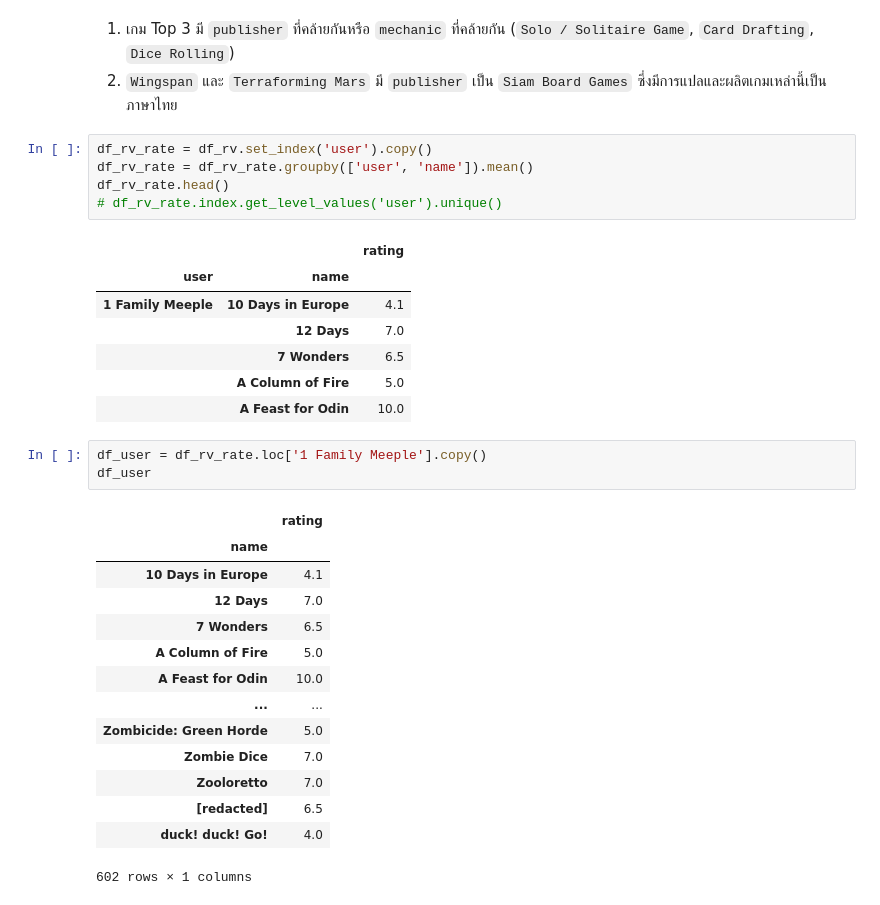
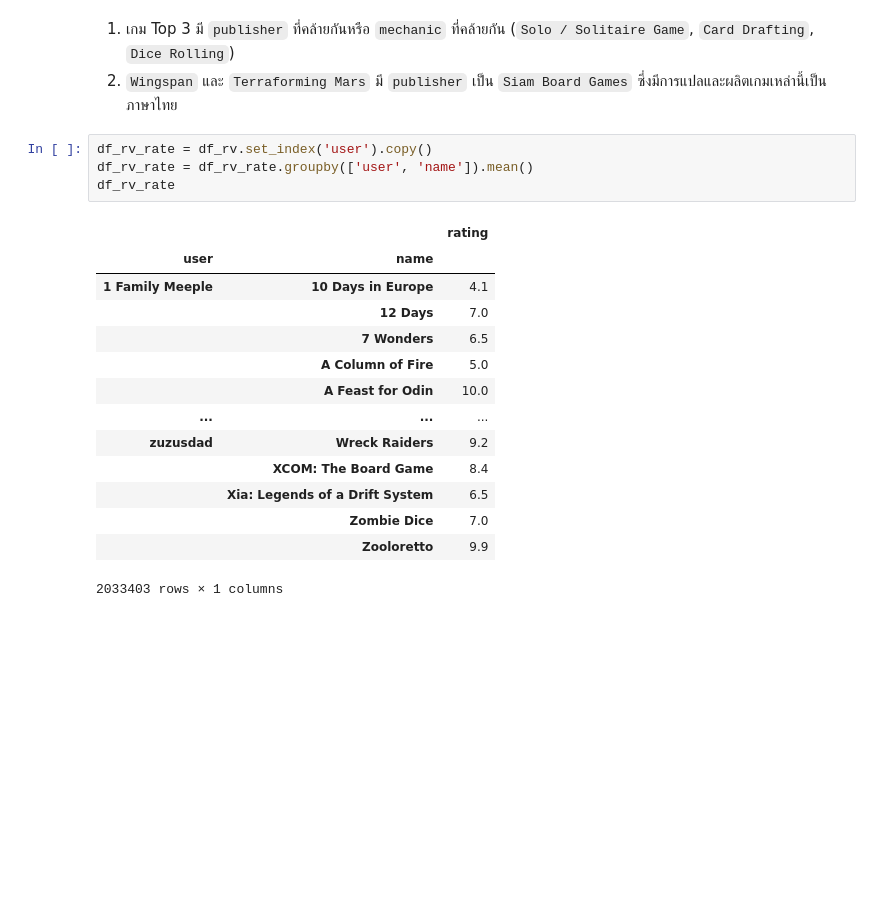
Before and after one commit to Kopzzz/Board-Game-RecCommu, a Jupyter notebook: code/3_Content-Based_Filtering.ipynb, the cells around one changed output. Drawn from its saved outputs; the diff is of its cells as text; blank space fills up the shorter version.

```diff
--- a/code/3_Content-Based_Filtering.ipynb
+++ b/code/3_Content-Based_Filtering.ipynb
@@ -140,31 +140,19 @@ df_bg_cat.loc[content_sim.index[:4]]
 # %%
 df_rv_rate = df_rv.set_index('user').copy()
 df_rv_rate = df_rv_rate.groupby(['user', 'name']).mean()
-df_rv_rate.head()
-# df_rv_rate.index.get_level_values('user').unique()
+df_rv_rate
 # %% [output]
 |  |  | rating |
 | user | name |  |
 | 1 Family Meeple | 10 Days in Europe | 4.1 |
 |  | 12 Days | 7.0 |
 |  | 7 Wonders | 6.5 |
 |  | A Column of Fire | 5.0 |
 |  | A Feast for Odin | 10.0 |
+| ... | ... | ... |
+| zuzusdad | Wreck Raiders | 9.2 |
+|  | XCOM: The Board Game | 8.4 |
+|  | Xia: Legends of a Drift System | 6.5 |
+|  | Zombie Dice | 7.0 |
+|  | Zooloretto | 9.9 |
+2033403 rows × 1 columns
-# %%
-df_user = df_rv_rate.loc['1 Family Meeple'].copy()
-df_user
-# %% [output]
-|  | rating |
-| name |  |
-| 10 Days in Europe | 4.1 |
-| 12 Days | 7.0 |
-| 7 Wonders | 6.5 |
-| A Column of Fire | 5.0 |
-| A Feast for Odin | 10.0 |
-| ... | ... |
-| Zombicide: Green Horde | 5.0 |
-| Zombie Dice | 7.0 |
-| Zooloretto | 7.0 |
-| [redacted] | 6.5 |
-| duck! duck! Go! | 4.0 |
-602 rows × 1 columns
```
Also changed, not shown: parts of 6 cells of this notebook.
